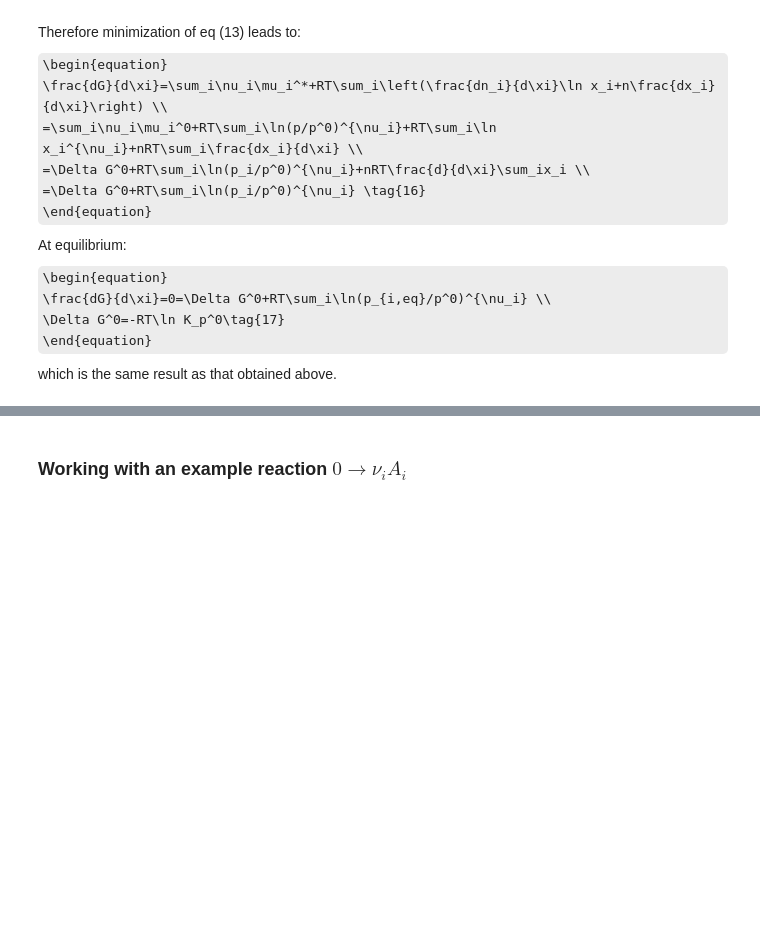
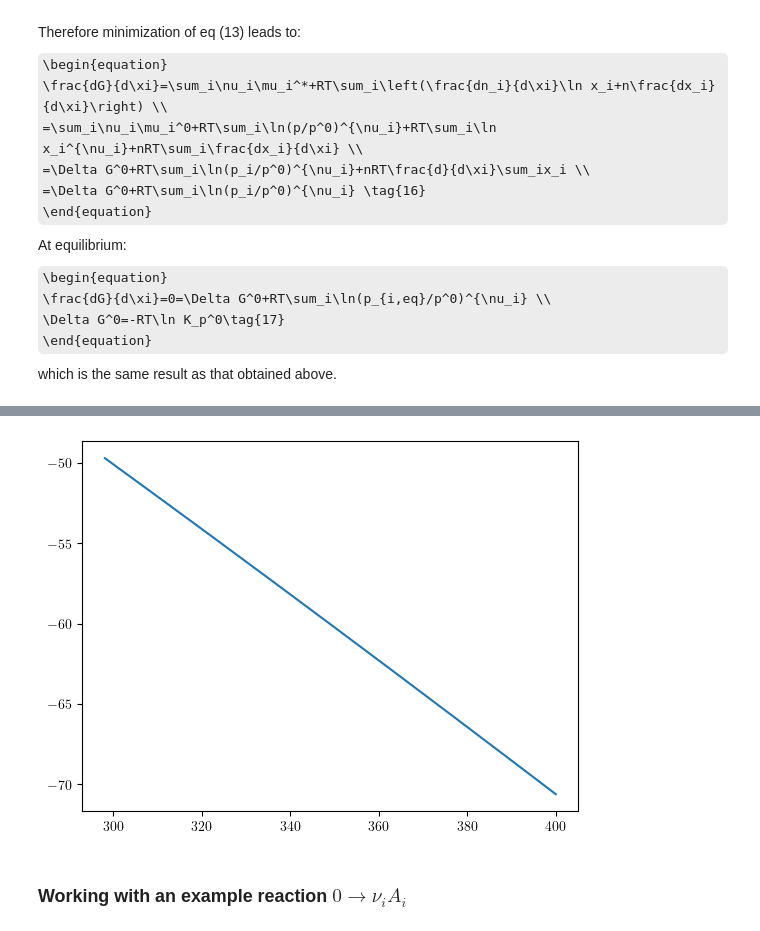
Before and after one commit to emartineznunez/Kp, a Jupyter notebook: scripts/Kp.ipynb, the cells around one changed output, grey strips where cells are left out. Drawn from its saved outputs; the diff is of its cells as text; code cells hidden in the pictures; some formulas as TeX source; blank space fills up the shorter version.

```diff
--- a/scripts/Kp.ipynb
+++ b/scripts/Kp.ipynb
@@ -94,3 +118,31 @@ which is the same result as that obtained above.
+# %%
+#@title Test of $\mu^0(T)$ (eq 22). The user must provide $H_m^0(0)$, and whether the molecule is linear or not.
+# Defining some constants
+m_u    = 1.66053886e-27      # atomic mass constant in kg
+h      = 6.6260693e-34       # Planck's constant in J*s
+k_B    = 1.3806505e-23       # Boltzmann's constant in J/K
+c      = 2.99792558e8        # Speed of light in m/s
+bar2Pa = 1e5                 # 1 bar to N/m**2
+Pa2bar = 1e-5                # 1 Pa=N/m**2 to bar
+p0     = 1                   # standard pressure in bar
+R      = 8.314472e-3         # Gas constant in kJ/(K mol)
+H2kcal = 627.509             # Hartree to kcal/mol
+H2kJ   = 2625.5              # Hartree to kJ/mol
+Rbar   = 0.0831446618        # R in bar L / (mol K)
+
+import numpy as np
+import matplotlib.pyplot as plt
+
+def mu_T(H0,lin,T):
+  if lin: nustar = 3.5
+  else:   nustar = 4
+  return H0 + nustar * R * T * ( 1 - np.log(T/298.15)) - 0.2 * T
+
+T = np.linspace(298.15,400,1000)
+plt.plot(T,mu_T(0,False,T))
+plt.show()
+# %% [output]
+[figure, added]
 # %% [markdown]
 ### **Working with an example reaction $0→\nu_iA_i$**
 # %%
```
Also changed, not shown: parts of 2 cells of this notebook.
